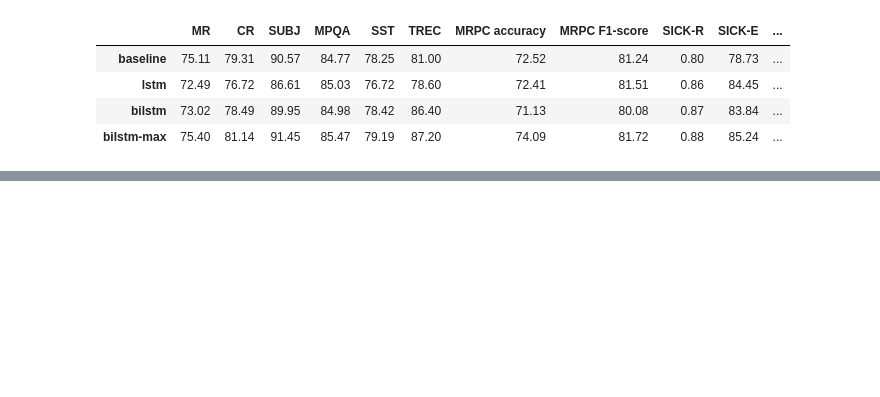
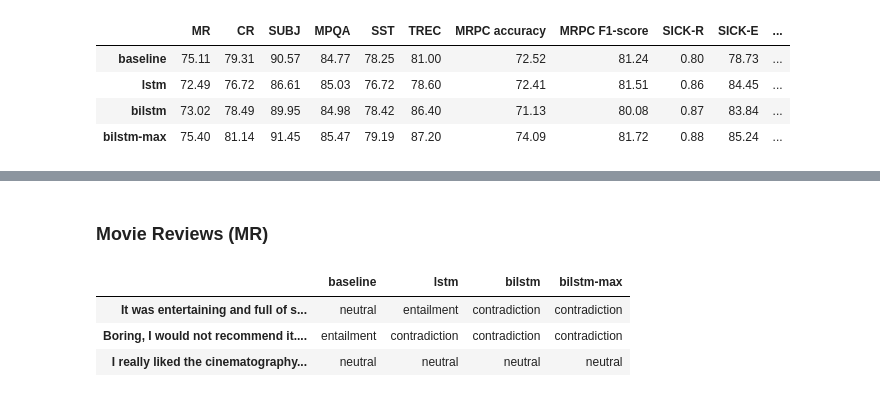
Before and after one commit to din0s/infer-sent, a Jupyter notebook: demo.ipynb, the cells around one changed output, grey strips where cells are left out. Cells and saved outputs as stored; diff of their text form; code cells hidden in the pictures; blank space fills up the shorter version.

```diff
--- a/demo.ipynb
+++ b/demo.ipynb
@@ -332,0 +359,16 @@ format_df(senteval_df)
+# %%
+def query_models(*pairs: Tuple[str, str]):
+    indices, rows = [], defaultdict(list)
+    for premise, hypothesis in pairs:
+        indices += [f'{premise}<br>{hypothesis}']
+        for model in MODEL_ORDER:
+            rows[model] += [inference(model, premise, hypothesis)]
+
+    df = pd.DataFrame.from_dict(rows)
+    df.index = indices
+
+    df = df.style.set_table_styles([
+        dict(selector='th, td', props=[('text-align', 'center'), ('padding', '0.5em 1em')]),
+    ])
+
+    display(df)
@@ -332,0 +384,13 @@ format_df(senteval_df)
+# %% [markdown]
+### Movie Reviews (MR)
+# %%
+query_models(
+    ("It was entertaining and full of suspense.", "The movie was enjoyable and kept me hooked!"),
+    ("Boring, I would not recommend it...", "I definitely suggest you watch it!"),
+    ("I really liked the cinematography.", "The actor was handsome.")
+)
+# %% [output]
+|  | baseline | lstm | bilstm | bilstm-max |
+| It was entertaining and full of s... | neutral | entailment | contradiction | contradiction |
+| Boring, I would not recommend it.... | entailment | contradiction | contradiction | contradiction |
+| I really liked the cinematography... | neutral | neutral | neutral | neutral |
```
Also changed, not shown: parts of 49 cells of this notebook.
